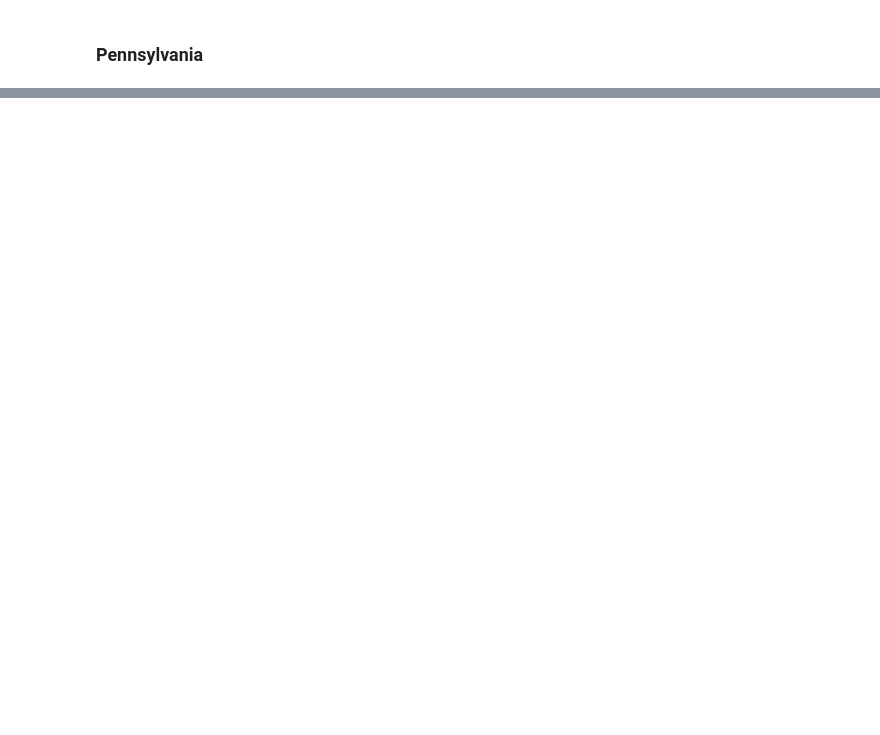
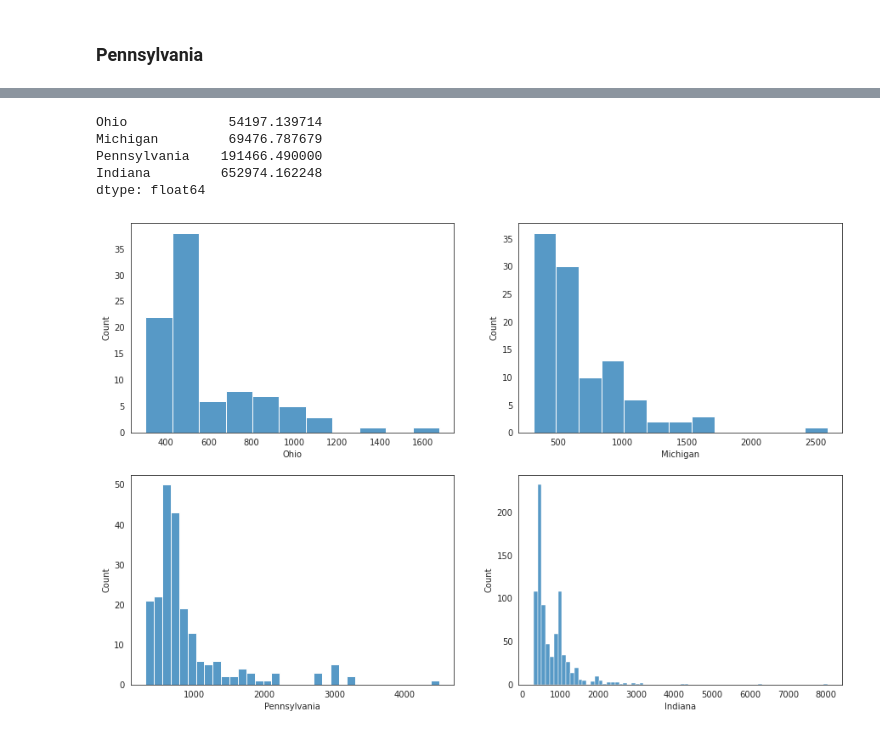
Before and after one commit to emartinher-ULaval/Ontario_P-FlowsRecovery, a Jupyter notebook: Data/CAFOSSizesDistributions/CAFOS_Sizes_Distributions.ipynb, the cells around one changed output, grey strips where cells are left out. Drawn from its saved outputs; the diff is of its cells as text; code cells hidden in the pictures; blank space fills up the shorter version.

```diff
--- a/Data/CAFOSSizesDistributions/CAFOS_Sizes_Distributions.ipynb
+++ b/Data/CAFOSSizesDistributions/CAFOS_Sizes_Distributions.ipynb
@@ -969,0 +1090,9 @@ Indiana_Filtered
+# %%
+SwineCAFOs_Dict ={'Ohio':Ohio_df_Swine[(Ohio_df_Swine['Animal Units']> 300) & (Ohio_df_Swine['Animal Units']< 10000)]['Animal Units'],
+             'Michigan':Michigan_df_Swine[(Michigan_df_Swine['Animal Units']> 300) & (Michigan_df_Swine['Animal Units']< 10000)]['Animal Units'],
+             'Pennsylvania':Pennsylvania_df_Swine[(Pennsylvania_df_Swine['Animal Units']> 300) & (Pennsylvania_df_Swine['Animal Units']< 10000)]['Animal Units'],
+             'Indiana':Indiana_df_Swine[(Indiana_df_Swine['Animal Units']> 300) & (Indiana_df_Swine['Animal Units']< 10000)]['Animal Units']}
+
+SwineCAFOs_Merged = pd.DataFrame(data = SwineCAFOs_Dict)
+SwineCAFOs_Merged.describe().to_csv('Swine/SwineCAFOs_Merged'+'.csv')
+SwineCAFOs_Merged
@@ -969,0 +1125,52 @@ Indiana_Filtered
+# %%
+SwineCAFOs_Merged.sum()
+# %% [output]
+Ohio             54197.139714
+Michigan         69476.787679
+Pennsylvania    191466.490000
+Indiana         652974.162248
+dtype: float64
+# %%
+def NumberOfBins(data_list): #computing the optimal number of bins using the Freedman-Diaconis rule
+    # Computing IQR
+    Q1 = data_list.quantile(0.25)
+    Q3 = data_list.quantile(0.75)
+    IQR = Q3 - Q1
+
+    bins_width = 2*IQR/(data_list.count()**(1/3)) #Freedman-Diaconis rule
+
+    bins_number = int(round((data_list.max()-data_list.min())/bins_width,0))
+    return bins_number
+# %%
+sns.set_style('white')
+
+# fig, ax =plt.subplots(2,3,figsize=(20,10))
+
+# ax_rows = np.arange(0,len(ax)) #This is because it is 2 dimensional array
+# ax_columns = np.arange(0,len(ax[0])) #This is because it is 2 dimensional array
+
+# ax_matrix = []#This is because it is 2 dimensional array
+# for i in ax_rows:
+#     for ii in ax_columns:
+#         ax_element = [i,ii]
+#         ax_matrix.append(ax_element)
+
+# sns.histplot(CAFOs_Merged[state].dropna(), ax=ax[ax_number[0]][ax_number[1]])
+
+
+fig = plt.figure(figsize=(15,10))
+gs = gridspec.GridSpec(2, 2)
+
+count = 0
+for state in SwineCAFOs_Merged.columns:
+    if count < 2: #This is for centering the last row of plots
+        ax = plt.subplot(gs[0, count])
+    else:
+        ax = plt.subplot(gs[1, count - 2])
+
+    sns.histplot(SwineCAFOs_Merged[state].dropna(), ax=ax, bins=NumberOfBins(SwineCAFOs_Merged[state].dropna()) )
+    count = count+1
+
+# fig.delaxes(ax[ax_matrix[-1][0],ax_matrix[-1][1]])
+# %% [output]
+[figure, added]
```
Also changed, not shown: parts of 21 cells of this notebook, 17 other files.
